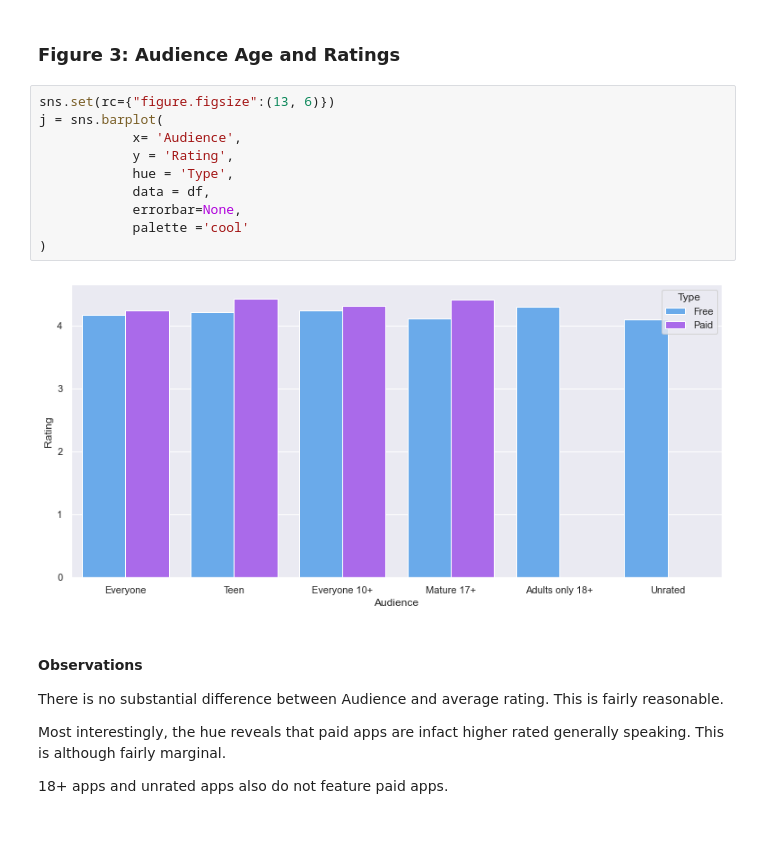
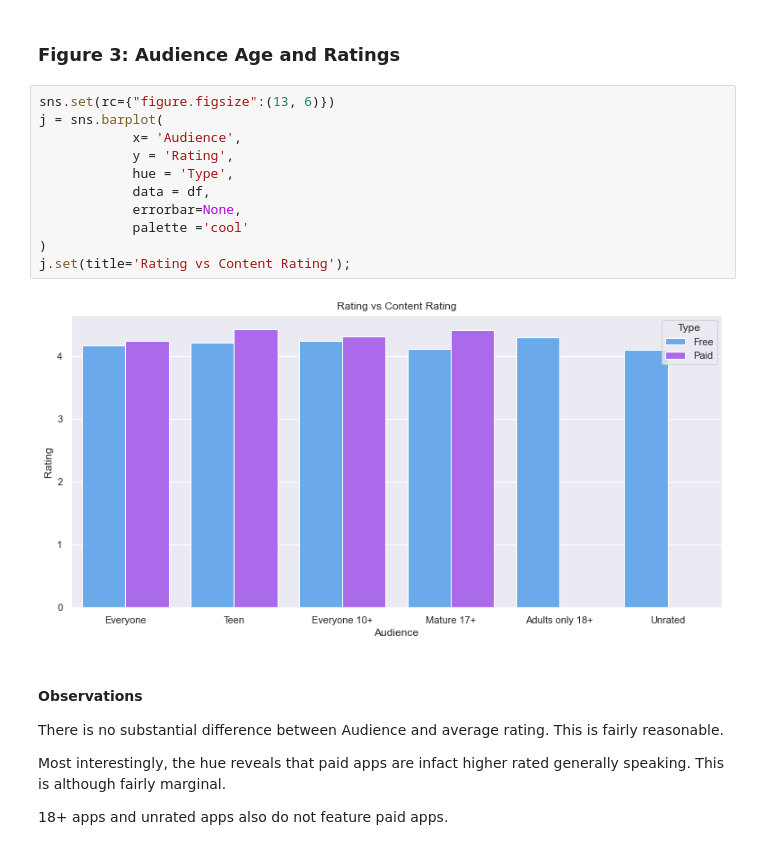
Before and after one commit to ubco-W2022T1-cosc301/project-group36, a Jupyter notebook: notebooks/analysis3.ipynb, the cells around one changed output. Cells and saved outputs as stored; diff of their text form.

```diff
--- a/notebooks/analysis3.ipynb
+++ b/notebooks/analysis3.ipynb
@@ -264,15 +265,16 @@ This range is rather massive, notably being exponential in nature.
 # %%
 sns.set(rc={"figure.figsize":(13, 6)})
 j = sns.barplot(
             x= 'Audience',
             y = 'Rating',
             hue = 'Type',
             data = df,
             errorbar=None,
             palette ='cool'
 )
+j.set(title='Rating vs Content Rating');
 # %% [output]
-[figure, old version]
+[figure, new version]
 # %% [markdown]
 #### Observations
 There is no substantial difference between Audience and average rating. This is fairly reasonable.
```
Also changed, not shown: parts of 7 cells of this notebook.
